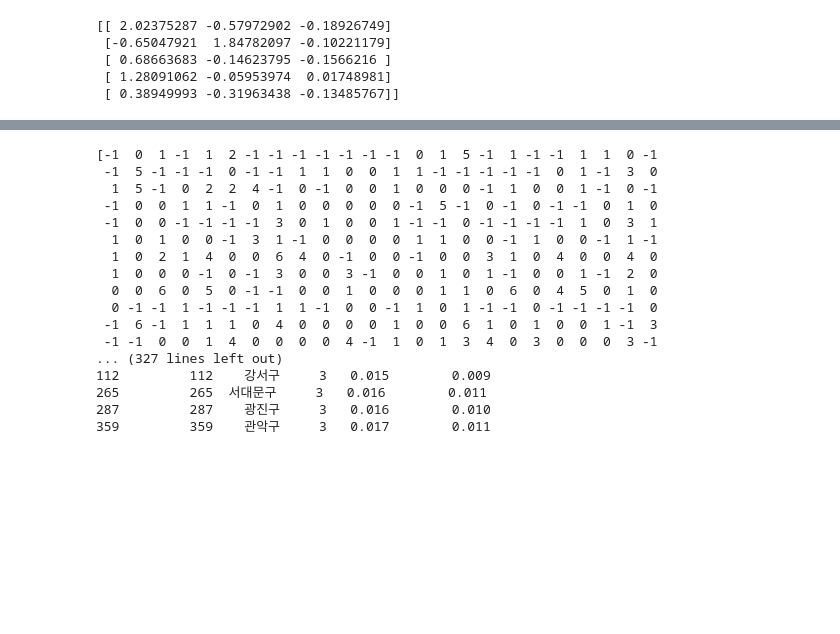
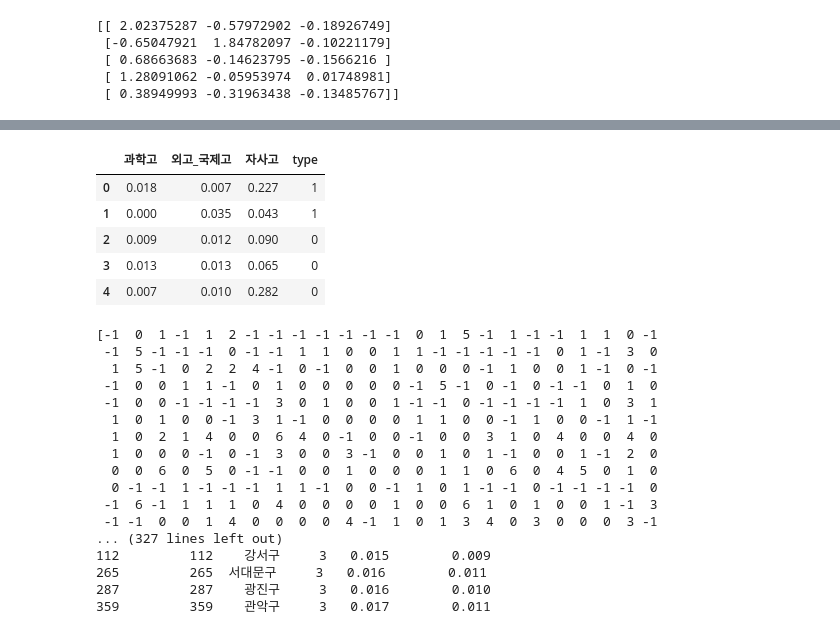
Before and after one commit to msio900/ML_learning, a Jupyter notebook: p339.ipynb, the cells around one changed output, grey strips where cells are left out. Saved outputs shown, nothing was run; the diff lists cells and outputs as text; code cells hidden in the pictures; blank space fills up the shorter version.

```diff
--- a/p339.ipynb
+++ b/p339.ipynb
@@ -142 +215,13 @@ print('\n')
+# %%
+# X2 데이터셋에 대하여 위의 과정을 반복(과학고, 외고국제고, 자사고 진학률 + 유형)
+columns_list2 = [10, 11, 14, 23]
+X2 = df.iloc[:, columns_list2]
+X2[:5]
+# %% [output]
+|  | 과학고 | 외고_국제고 | 자사고 | type |
+| 0 | 0.018 | 0.007 | 0.227 | 1 |
+| 1 | 0.000 | 0.035 | 0.043 | 1 |
+| 2 | 0.009 | 0.012 | 0.090 | 0 |
+| 3 | 0.013 | 0.013 | 0.065 | 0 |
+| 4 | 0.007 | 0.010 | 0.282 | 0 |
 # %%
```
Also changed, not shown: parts of 4 cells of this notebook, 2 other files.
